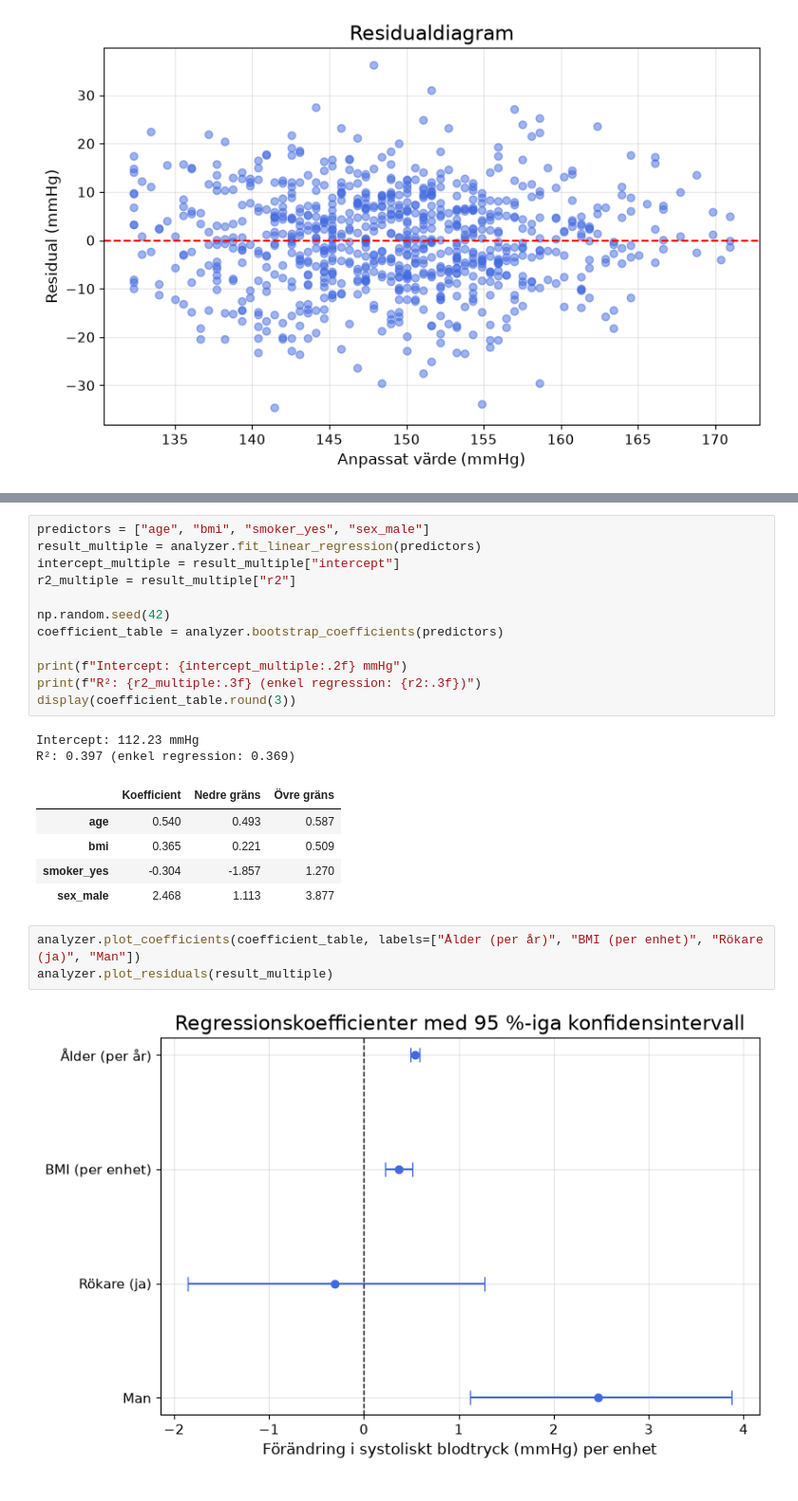
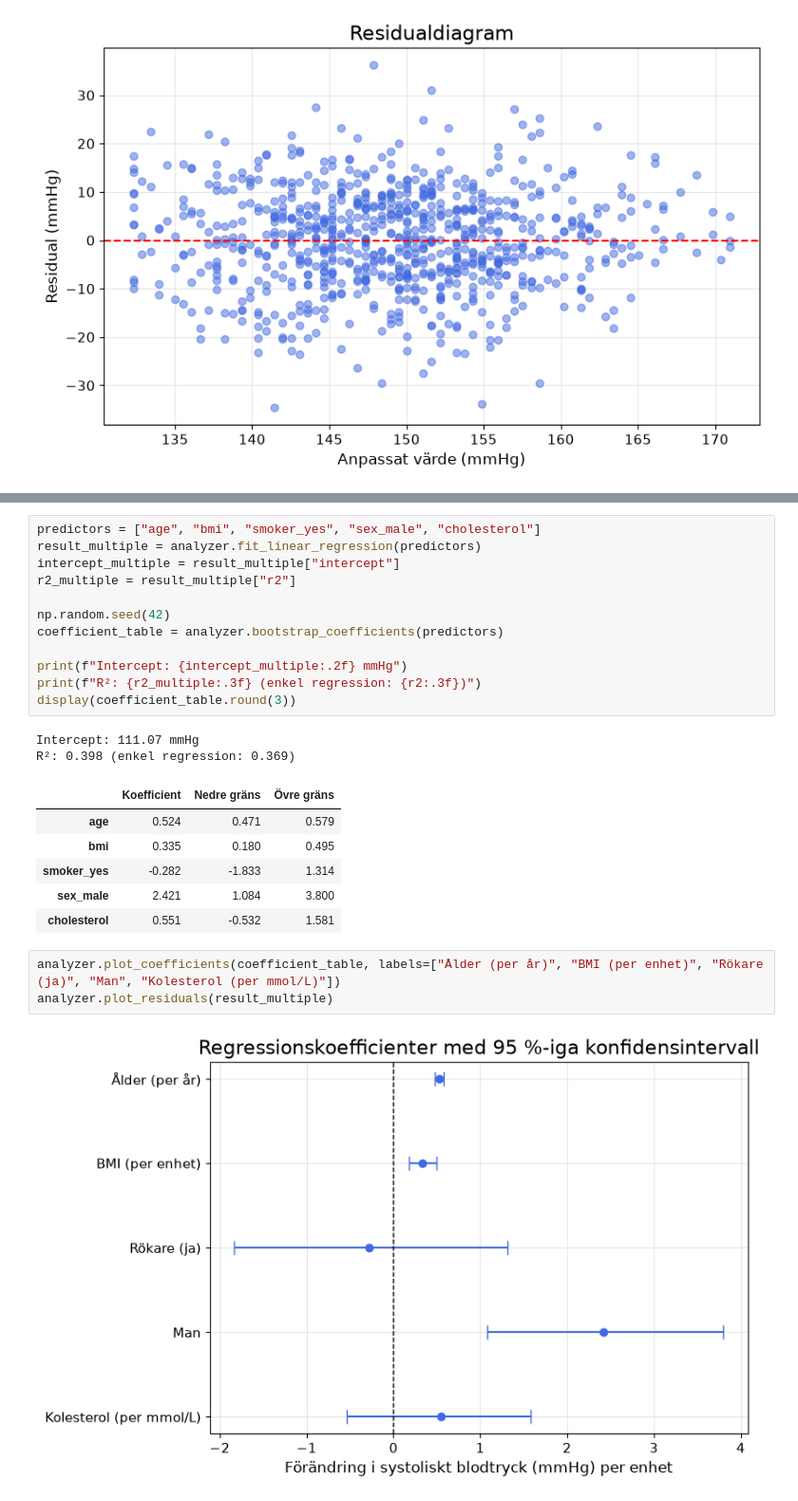
Before and after one commit to natasa-s/halsostudie, a Jupyter notebook: report_del2.ipynb, the cells around one changed output, grey strips where cells are left out. Shown at 95% size. Drawn from its saved outputs; the diff is of its cells as text.

```diff
--- a/report_del2.ipynb
+++ b/report_del2.ipynb
@@ -107,5 +102,5 @@ Syftet är att undersöka om blodtryckets samband med rökning kvarstår när å
 # %%
-predictors = ["age", "bmi", "smoker_yes", "sex_male"]
+predictors = ["age", "bmi", "smoker_yes", "sex_male", "cholesterol"]
 result_multiple = analyzer.fit_linear_regression(predictors)
 intercept_multiple = result_multiple["intercept"]
 r2_multiple = result_multiple["r2"]
@@ -117,15 +112,16 @@ print(f"Intercept: {intercept_multiple:.2f} mmHg")
 print(f"R²: {r2_multiple:.3f} (enkel regression: {r2:.3f})")
 display(coefficient_table.round(3))
 # %% [output]
-Intercept: 112.23 mmHg
-R²: 0.397 (enkel regression: 0.369)
+Intercept: 111.07 mmHg
+R²: 0.398 (enkel regression: 0.369)
 |  | Koefficient | Nedre gräns | Övre gräns |
-| age | 0.540 | 0.493 | 0.587 |
-| bmi | 0.365 | 0.221 | 0.509 |
-| smoker_yes | -0.304 | -1.857 | 1.270 |
-| sex_male | 2.468 | 1.113 | 3.877 |
+| age | 0.524 | 0.471 | 0.579 |
+| bmi | 0.335 | 0.180 | 0.495 |
+| smoker_yes | -0.282 | -1.833 | 1.314 |
+| sex_male | 2.421 | 1.084 | 3.800 |
+| cholesterol | 0.551 | -0.532 | 1.581 |
 # %%
-analyzer.plot_coefficients(coefficient_table, labels=["Ålder (per år)", "BMI (per enhet)", "Rökare (ja)", "Man"])
+analyzer.plot_coefficients(coefficient_table, labels=["Ålder (per år)", "BMI (per enhet)", "Rökare (ja)", "Man", "Kolesterol (per mmol/L)"])
 analyzer.plot_residuals(result_multiple)
 # %% [output]
-[figure, old version]
+[figure, new version]
```
Also changed, not shown: parts of 10 cells of this notebook.
